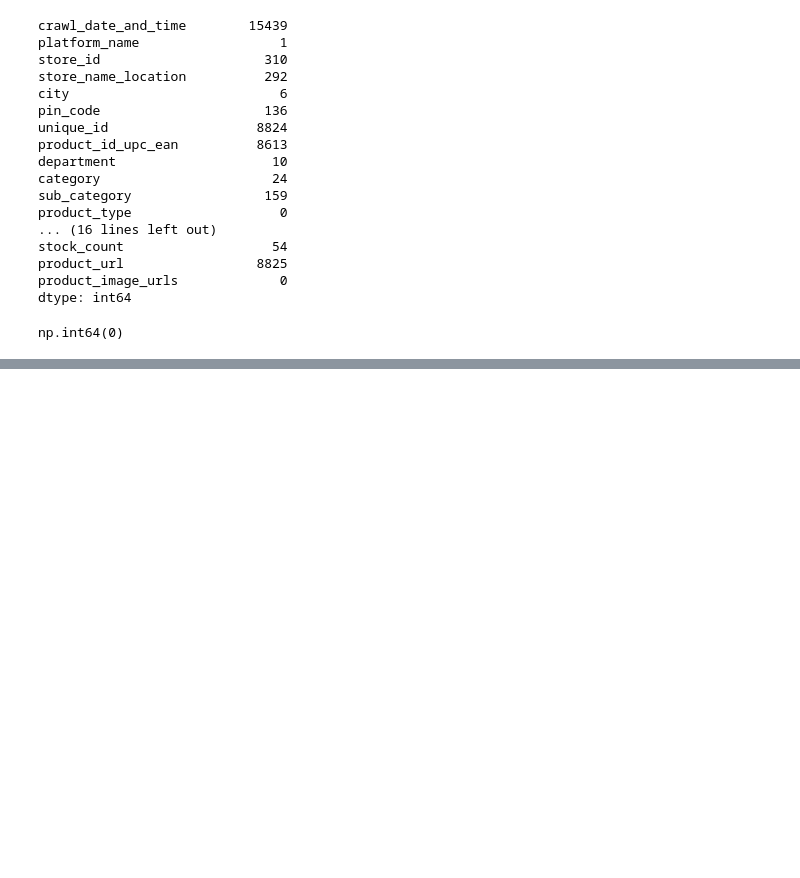
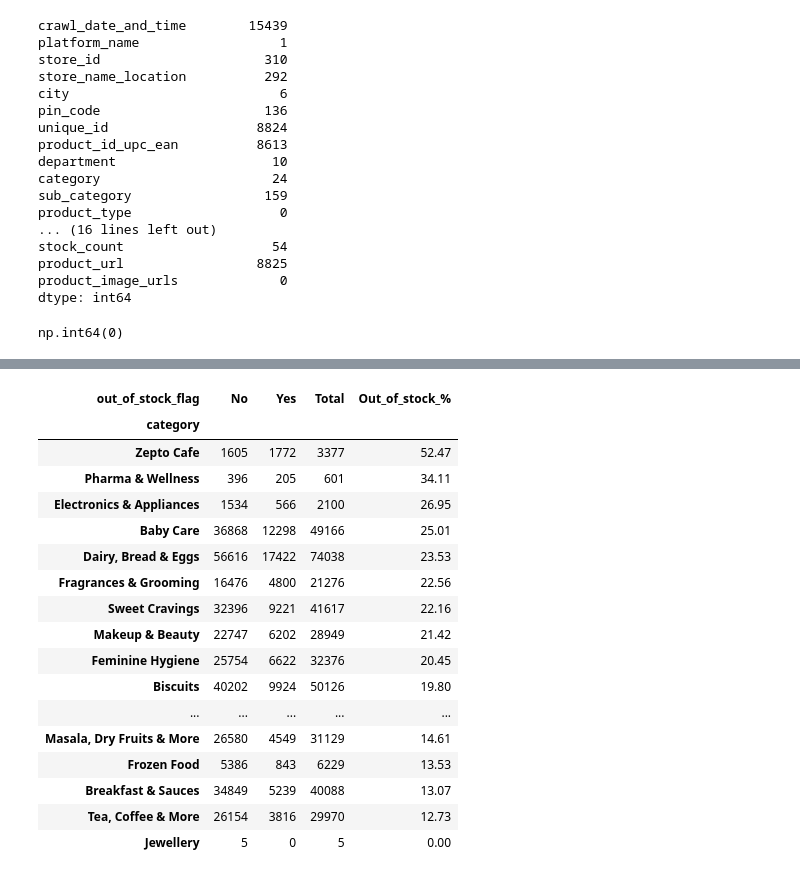
Before and after one commit to Devika-p-das/hw-training, a Jupyter notebook: 2026-07-14/zepto714.ipynb, the cells around one changed output, grey strips where cells are left out. Drawn from its saved outputs; the diff is of its cells as text; code cells hidden in the pictures; blank space fills up the shorter version.

```diff
--- a/2026-07-14/zepto714.ipynb
+++ b/2026-07-14/zepto714.ipynb
@@ -57,0 +222,33 @@ df.unique_id.duplicated().sum()
+# %%
+
+cat_stock = (
+    df.groupby("category")["out_of_stock_flag"]
+    .value_counts()
+    .unstack(fill_value=0)
+)
+
+cat_stock["Total"] = cat_stock.sum(axis=1)
+cat_stock["Out_of_stock_%"] = (
+    cat_stock["Yes"] / cat_stock["Total"] * 100
+).round(2)
+
+cat_stock.sort_values("Out_of_stock_%", ascending=False)
+# %% [output]
+| out_of_stock_flag | No | Yes | Total | Out_of_stock_% |
+| category |  |  |  |  |
+| Zepto Cafe | 1605 | 1772 | 3377 | 52.47 |
+| Pharma & Wellness | 396 | 205 | 601 | 34.11 |
+| Electronics & Appliances | 1534 | 566 | 2100 | 26.95 |
+| Baby Care | 36868 | 12298 | 49166 | 25.01 |
+| Dairy, Bread & Eggs | 56616 | 17422 | 74038 | 23.53 |
+| Fragrances & Grooming | 16476 | 4800 | 21276 | 22.56 |
+| Sweet Cravings | 32396 | 9221 | 41617 | 22.16 |
+| Makeup & Beauty | 22747 | 6202 | 28949 | 21.42 |
+| Feminine Hygiene | 25754 | 6622 | 32376 | 20.45 |
+| Biscuits | 40202 | 9924 | 50126 | 19.80 |
+| ... | ... | ... | ... | ... |
+| Masala, Dry Fruits & More | 26580 | 4549 | 31129 | 14.61 |
+| Frozen Food | 5386 | 843 | 6229 | 13.53 |
+| Breakfast & Sauces | 34849 | 5239 | 40088 | 13.07 |
+| Tea, Coffee & More | 26154 | 3816 | 29970 | 12.73 |
+| Jewellery | 5 | 0 | 5 | 0.00 |
```
Also changed, not shown: parts of 17 cells of this notebook, 6 other files.
